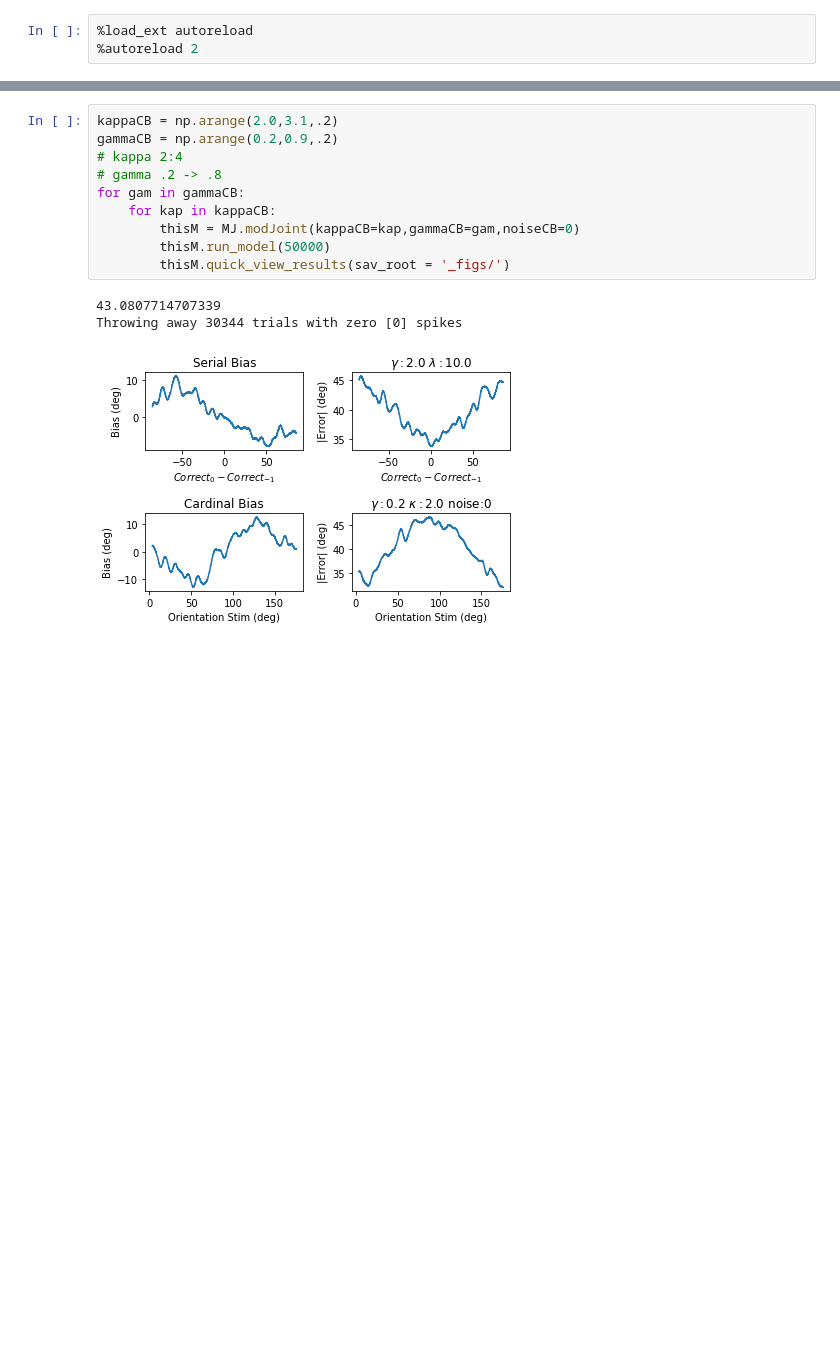
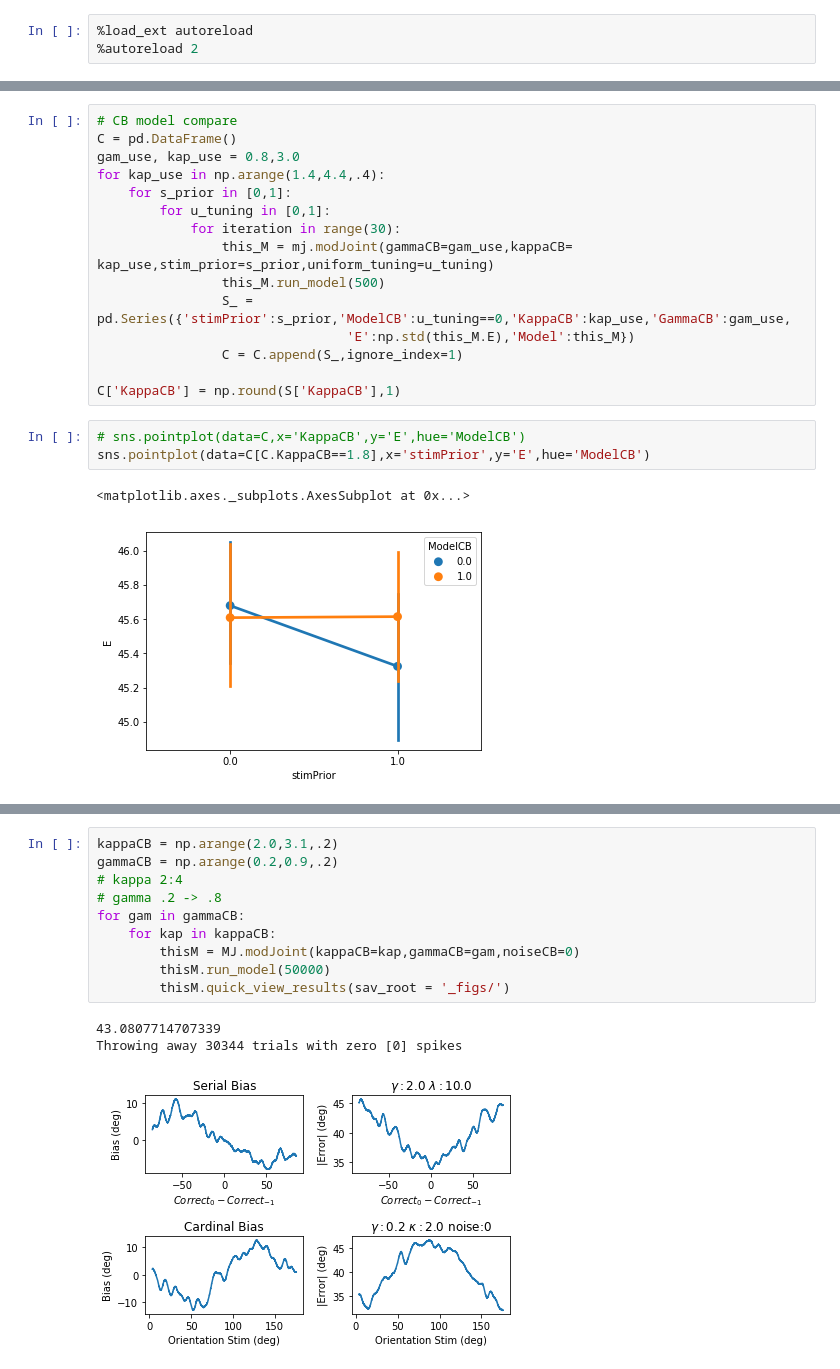
Before and after one commit to TimCSheehan/biasModels, a Jupyter notebook: playModels.ipynb, the cells around one changed output, grey strips where cells are left out. Saved outputs shown, nothing was run; the diff lists cells and outputs as text; blank space fills up the shorter version.

```diff
--- a/playModels.ipynb
+++ b/playModels.ipynb
@@ -7,0 +44,21 @@ import numpy as np
+# %%
+# CB model compare
+C = pd.DataFrame()
+gam_use, kap_use = 0.8,3.0
+for kap_use in np.arange(1.4,4.4,.4):
+    for s_prior in [0,1]:
+        for u_tuning in [0,1]:
+            for iteration in range(30):
+                this_M = mj.modJoint(gammaCB=gam_use,kappaCB= kap_use,stim_prior=s_prior,uniform_tuning=u_tuning)
+                this_M.run_model(500)
+                S_ = pd.Series({'stimPrior':s_prior,'ModelCB':u_tuning==0,'KappaCB':kap_use,'GammaCB':gam_use,
+                                'E':np.std(this_M.E),'Model':this_M})
+                C = C.append(S_,ignore_index=1)
+
+C['KappaCB'] = np.round(S['KappaCB'],1)
+# %%
+# sns.pointplot(data=C,x='KappaCB',y='E',hue='ModelCB')
+sns.pointplot(data=C[C.KappaCB==1.8],x='stimPrior',y='E',hue='ModelCB')
+# %% [output]
+<matplotlib.axes._subplots.AxesSubplot at 0x...>
+[figure, added]
```
Also changed, not shown: parts of 7 cells of this notebook, 2 other files.
